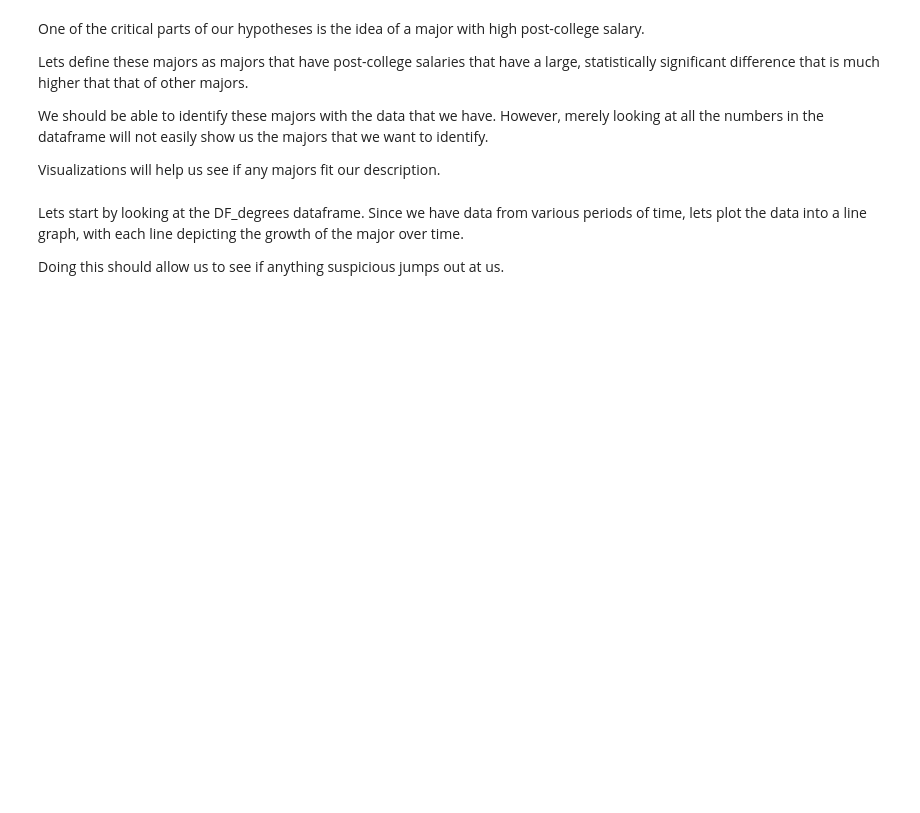
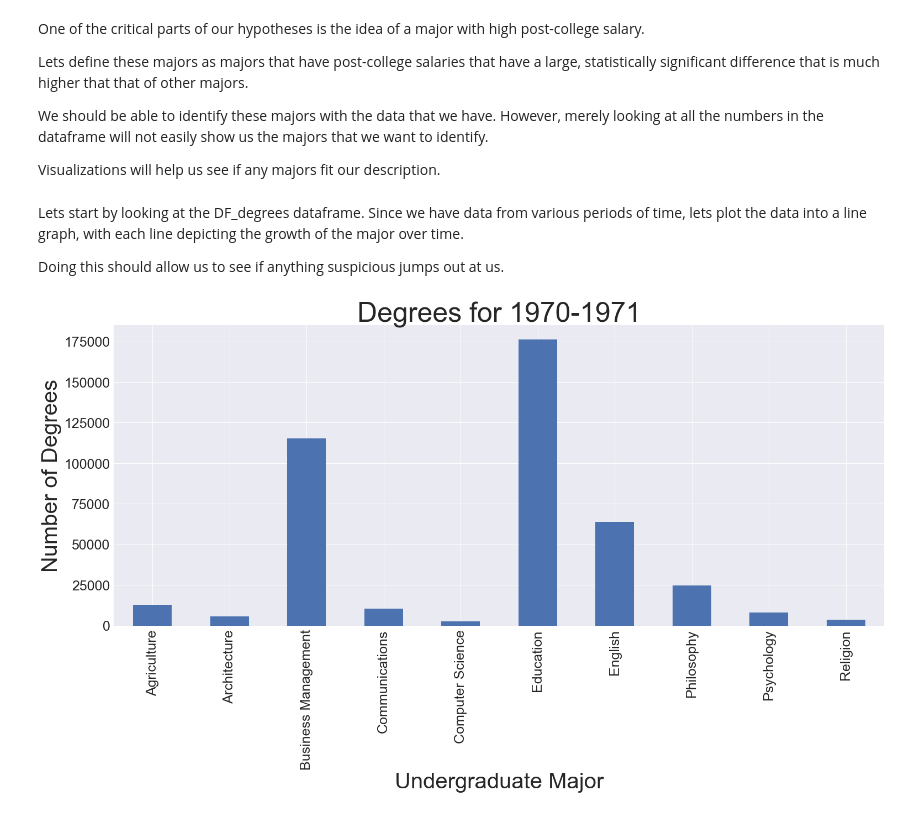
Before and after one commit to Michaeltran2014/Major_Evaluation, a Jupyter notebook: Major_Evaluation.ipynb, the cells around one changed output. Cells and saved outputs as stored; diff of their text form; code cells hidden in the pictures; blank space fills up the shorter version.

```diff
--- a/Major_Evaluation.ipynb
+++ b/Major_Evaluation.ipynb
@@ -414,0 +663,11 @@ Doing this should allow us to see if anything suspicious jumps out at us.
+# %%
+#Let's first plot the number of conferred degrees in the first year that we have to get form an initial idea of the data
+
+#plotting number of degrees conferred in 1970-1971
+plot_1971 = DF_degrees["1970-71"].plot(kind = "bar", figsize = (25,10), fontsize = 25)
+plot_1971.set_title("Degrees for 1970-1971", fontsize = 50)
+plot_1971.set_xlabel("Undergraduate Major", fontsize = 40)
+plot_1971.set_ylabel("Number of Degrees", fontsize = 40)
+plt.show()
+# %% [output]
+[figure, added]
```
Also changed, not shown: parts of 18 cells of this notebook.
